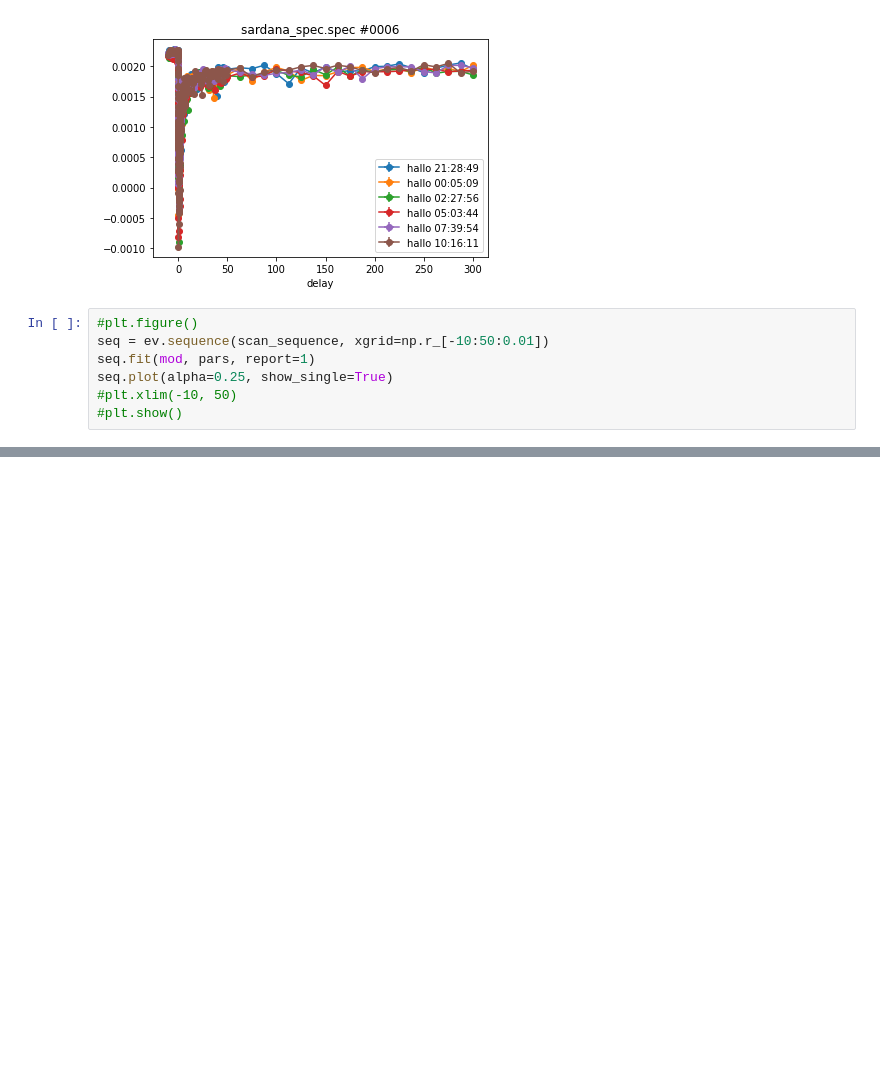
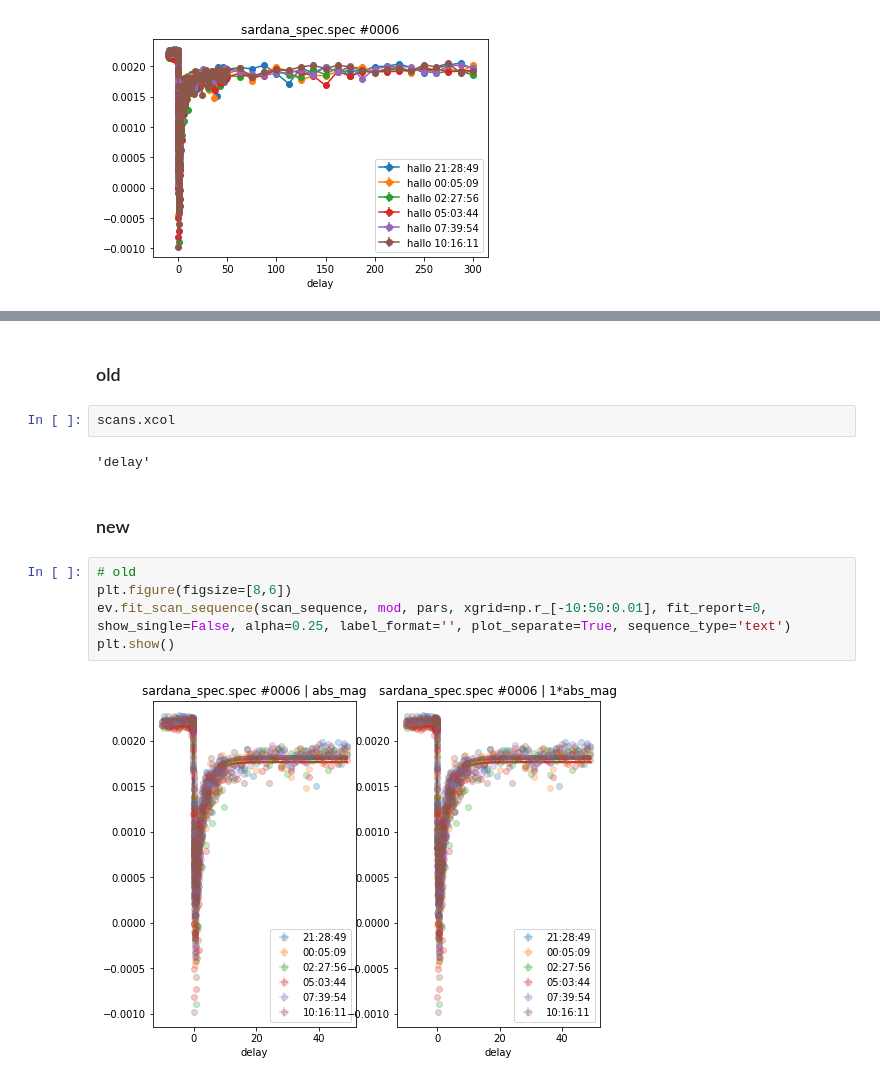
Before and after one commit to dschick/pyEvalData, a Jupyter notebook: docs/source/examples/evaluation.ipynb, the cells around one changed output, grey strips where cells are left out. Drawn from its saved outputs; the diff is of its cells as text; blank space fills up the shorter version.

```diff
--- a/docs/source/examples/evaluation.ipynb
+++ b/docs/source/examples/evaluation.ipynb
@@ -710,10 +728,3 @@ plt.legend()
 plt.show()
 # %% [output]
 [figure]
-# %%
-#plt.figure()
-seq = ev.sequence(scan_sequence, xgrid=np.r_[-10:50:0.01])
-seq.fit(mod, pars, report=1)
-seq.plot(alpha=0.25, show_single=True)
-#plt.xlim(-10, 50)
-#plt.show()
@@ -744,0 +731,15 @@ seq.plot(alpha=0.25, show_single=True)
+# %% [markdown]
+### old
+# %%
+scans.xcol
+# %% [output]
+'delay'
+# %% [markdown]
+### new
+# %%
+# old
+plt.figure(figsize=[8,6])
+ev.fit_scan_sequence(scan_sequence, mod, pars, xgrid=np.r_[-10:50:0.01], fit_report=0, show_single=False, alpha=0.25, label_format='', plot_separate=True, sequence_type='text')
+plt.show()
+# %% [output]
+[figure, added]
```
Also changed, not shown: parts of 9 cells of this notebook, 1 other file.
